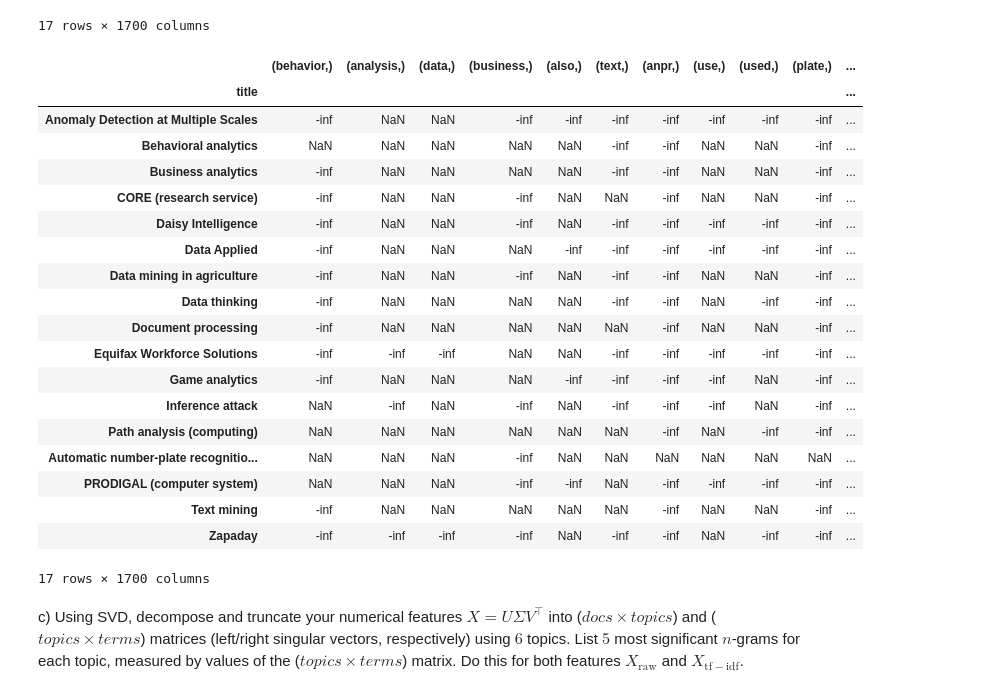
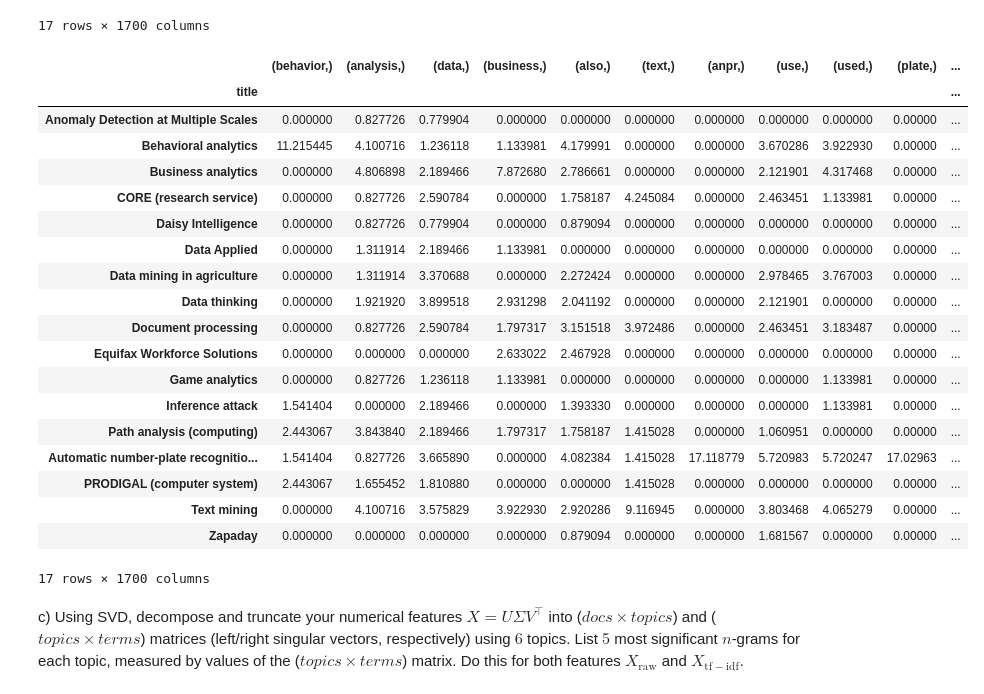
Before and after one commit to banditar/DataMining-2022-aalto, a Jupyter notebook: Assignment 5/Homework5.ipynb, the cells around one changed output. Cells and saved outputs as stored; diff of their text form; code cells hidden in the pictures.

```diff
--- a/Assignment 5/Homework5.ipynb
+++ b/Assignment 5/Homework5.ipynb
@@ -298,75 +299,72 @@ def tf(term: Tuple[str, ...], document: str, X_raw: pd.DataFrame, all_data: pd.D
     denominator = len(terms)
     return numerator / denominator
 # %%
-def idf(term: Tuple[str, ...], all_data: pd.DataFrame, ngram: str) -> float:
-    """Calculates the inverse document frequency of a term.
+def idf(term: Tuple[str, ...], all_data: pd.DataFrame) -> float:
+    """Calculates the inverse document frequency of a term
 
-    :param term: the term to calculate the frequency of, e.g. ('word1', 'word2')
+    :param term: the term to calculate the frequency of
     :param all_data: the dataframe containing all the data
-    :param ngram: the n-gram to use. Can be 'unigram', 'bigram', or 'trigram'
     :return: the inverse document frequency of the term
     """
-    assert ngram in ['unigrams', 'bigrams', 'trigrams', 'all_grams']
     total_documents = all_data.shape[0]
-    has_term = all_data[ngram].map(lambda x: 1 if term in x else 0)
+    has_term = all_data['all_grams'].map(lambda x: 1 if term in x else 0)
     docs_with_term = has_term.aggregate(sum)
-    return np.log(total_documents / (docs_with_term + 1) + 1)
+    return np.log(total_documents / docs_with_term) + 1
 # %%
-def tf_idf(tf: float, idf: float) -> float:
+def tf_idf(term: Tuple[str, ...], document: str, X_raw: pd.DataFrame, all_data: pd.DataFrame) -> float:
     """Calculates the tf-idf score of a term in a document.
 
-    :param tf: the term frequency of the term in the document
-    :param idf: the inverse document frequency of the term
+    :param term: the term to calculate the frequency of
+    :param document: the title of the document to calculate the frequency in
+    :param X_raw: the raw count matrix
+    :param all_data: the dataframe containing all the data
     :return: the tf-idf score of the term in the document
     """
-    tf = (1 + np.log(tf)) if tf > 0 else 0
-    return (1 + np.log(tf)) * idf
+    return (np.log(1 + X_raw.loc[document][term])) * idf(term, all_data)
 # %%
 def get_tfidf_matrix(ngram: str = "all_grams") -> pd.DataFrame:
     """Returns a raw count matrix for the given n-gram.
 
     The matrix should contain the n most frequent n-grams as columns and the titles as rows.
 
     :param ngram: the n-gram to use. Can be 'unigram', 'bigram', or 'trigram'
     :return: a count matrix. The columns are the n-grams, the rows are the titles.
     """
     assert ngram in ['unigrams', 'bigrams', 'trigrams', "all_grams"]
     mfw = get_most_frequent(df[ngram], 1700)
     arr = np.zeros([17, 1700])
     # Documents / Articles
     for doc_idx, doc in df.iterrows():
         # Most frequent words - {('girvan',): 1, ('operates',): 2, ('aclu',): 7, ...}
         mfw_doc = doc[ngram]
         for w_idx, (word_freq, word) in enumerate(mfw):
-            tf_val = tf(term=word, document=doc["title"], X_raw=X_raw, all_data=df, ngram=ngram)
-            idf_val = idf(term=word, all_data=df, ngram=ngram)
-            arr[doc_idx][w_idx] = tf_idf(tf_val, idf_val)
+            arr[doc_idx][w_idx] = tf_idf(term=word, document=doc['title'], X_raw=X_raw, all_data=df)
     words_ls = [words for _, words in mfw]
     return pd.DataFrame(arr, columns=words_ls, index=df['title'])
 
 
 X_tfidf = get_tfidf_matrix()
 X_tfidf
 # %% [output]
 |  | (behavior,) | (analysis,) | (data,) | (business,) | (also,) | (text,) | (anpr,) | (use,) | (used,) | (plate,) | ... |
 | title |  |  |  |  |  |  |  |  |  |  | ... |
-| Anomaly Detection at Multiple Scales | -inf | NaN | NaN | -inf | -inf | -inf | -inf | -inf | -inf | -inf | ... |
-| Behavioral analytics | NaN | NaN | NaN | NaN | NaN | -inf | -inf | NaN | NaN | -inf | ... |
-| Business analytics | -inf | NaN | NaN | NaN | NaN | -inf | -inf | NaN | NaN | -inf | ... |
-| CORE (research service) | -inf | NaN | NaN | -inf | NaN | NaN | -inf | NaN | NaN | -inf | ... |
-| Daisy Intelligence | -inf | NaN | NaN | -inf | NaN | -inf | -inf | -inf | -inf | -inf | ... |
-| Data Applied | -inf | NaN | NaN | NaN | -inf | -inf | -inf | -inf | -inf | -inf | ... |
-| Data mining in agriculture | -inf | NaN | NaN | -inf | NaN | -inf | -inf | NaN | NaN | -inf | ... |
-| Data thinking | -inf | NaN | NaN | NaN | NaN | -inf | -inf | NaN | -inf | -inf | ... |
-| Document processing | -inf | NaN | NaN | NaN | NaN | NaN | -inf | NaN | NaN | -inf | ... |
-| Equifax Workforce Solutions | -inf | -inf | -inf | NaN | NaN | -inf | -inf | -inf | -inf | -inf | ... |
-| Game analytics | -inf | NaN | NaN | NaN | -inf | -inf | -inf | -inf | NaN | -inf | ... |
-| Inference attack | NaN | -inf | NaN | -inf | NaN | -inf | -inf | -inf | NaN | -inf | ... |
-| Path analysis (computing) | NaN | NaN | NaN | NaN | NaN | NaN | -inf | NaN | -inf | -inf | ... |
-| Automatic number-plate recognitio... | NaN | NaN | NaN | -inf | NaN | NaN | NaN | NaN | NaN | NaN | ... |
-| PRODIGAL (computer system) | NaN | NaN | NaN | -inf | -inf | NaN | -inf | -inf | -inf | -inf | ... |
-| Text mining | -inf | NaN | NaN | NaN | NaN | NaN | -inf | NaN | NaN | -inf | ... |
-| Zapaday | -inf | -inf | -inf | -inf | NaN | -inf | -inf | NaN | -inf | -inf | ... |
+| Anomaly Detection at Multiple Scales | 0.000000 | 0.827726 | 0.779904 | 0.000000 | 0.000000 | 0.000000 | 0.000000 | 0.000000 | 0.000000 | 0.00000 | ... |
+| Behavioral analytics | 11.215445 | 4.100716 | 1.236118 | 1.133981 | 4.179991 | 0.000000 | 0.000000 | 3.670286 | 3.922930 | 0.00000 | ... |
+| Business analytics | 0.000000 | 4.806898 | 2.189466 | 7.872680 | 2.786661 | 0.000000 | 0.000000 | 2.121901 | 4.317468 | 0.00000 | ... |
+| CORE (research service) | 0.000000 | 0.827726 | 2.590784 | 0.000000 | 1.758187 | 4.245084 | 0.000000 | 2.463451 | 1.133981 | 0.00000 | ... |
+| Daisy Intelligence | 0.000000 | 0.827726 | 0.779904 | 0.000000 | 0.879094 | 0.000000 | 0.000000 | 0.000000 | 0.000000 | 0.00000 | ... |
+| Data Applied | 0.000000 | 1.311914 | 2.189466 | 1.133981 | 0.000000 | 0.000000 | 0.000000 | 0.000000 | 0.000000 | 0.00000 | ... |
+| Data mining in agriculture | 0.000000 | 1.311914 | 3.370688 | 0.000000 | 2.272424 | 0.000000 | 0.000000 | 2.978465 | 3.767003 | 0.00000 | ... |
+| Data thinking | 0.000000 | 1.921920 | 3.899518 | 2.931298 | 2.041192 | 0.000000 | 0.000000 | 2.121901 | 0.000000 | 0.00000 | ... |
+| Document processing | 0.000000 | 0.827726 | 2.590784 | 1.797317 | 3.151518 | 3.972486 | 0.000000 | 2.463451 | 3.183487 | 0.00000 | ... |
+| Equifax Workforce Solutions | 0.000000 | 0.000000 | 0.000000 | 2.633022 | 2.467928 | 0.000000 | 0.000000 | 0.000000 | 0.000000 | 0.00000 | ... |
+| Game analytics | 0.000000 | 0.827726 | 1.236118 | 1.133981 | 0.000000 | 0.000000 | 0.000000 | 0.000000 | 1.133981 | 0.00000 | ... |
+| Inference attack | 1.541404 | 0.000000 | 2.189466 | 0.000000 | 1.393330 | 0.000000 | 0.000000 | 0.000000 | 1.133981 | 0.00000 | ... |
+| Path analysis (computing) | 2.443067 | 3.843840 | 2.189466 | 1.797317 | 1.758187 | 1.415028 | 0.000000 | 1.060951 | 0.000000 | 0.00000 | ... |
+| Automatic number-plate recognitio... | 1.541404 | 0.827726 | 3.665890 | 0.000000 | 4.082384 | 1.415028 | 17.118779 | 5.720983 | 5.720247 | 17.02963 | ... |
+| PRODIGAL (computer system) | 2.443067 | 1.655452 | 1.810880 | 0.000000 | 0.000000 | 1.415028 | 0.000000 | 0.000000 | 0.000000 | 0.00000 | ... |
+| Text mining | 0.000000 | 4.100716 | 3.575829 | 3.922930 | 2.920286 | 9.116945 | 0.000000 | 3.803468 | 4.065279 | 0.00000 | ... |
+| Zapaday | 0.000000 | 0.000000 | 0.000000 | 0.000000 | 0.879094 | 0.000000 | 0.000000 | 1.681567 | 0.000000 | 0.00000 | ... |
 17 rows × 1700 columns
 # %% [markdown]
 c) Using SVD, decompose and truncate your numerical features $X = U \Sigma V^\top$ into ($docs \times topics$) and ($topics \times terms$) matrices (left/right singular vectors, respectively) using $6$ topics. List $5$ most significant $n$-grams for each topic, measured by values of the ($topics \times terms$) matrix. Do this for both features $X_\mathrm{raw}$ and $X_\mathrm{tf-idf}$.
```
Also changed, not shown: parts of 6 cells of this notebook.
